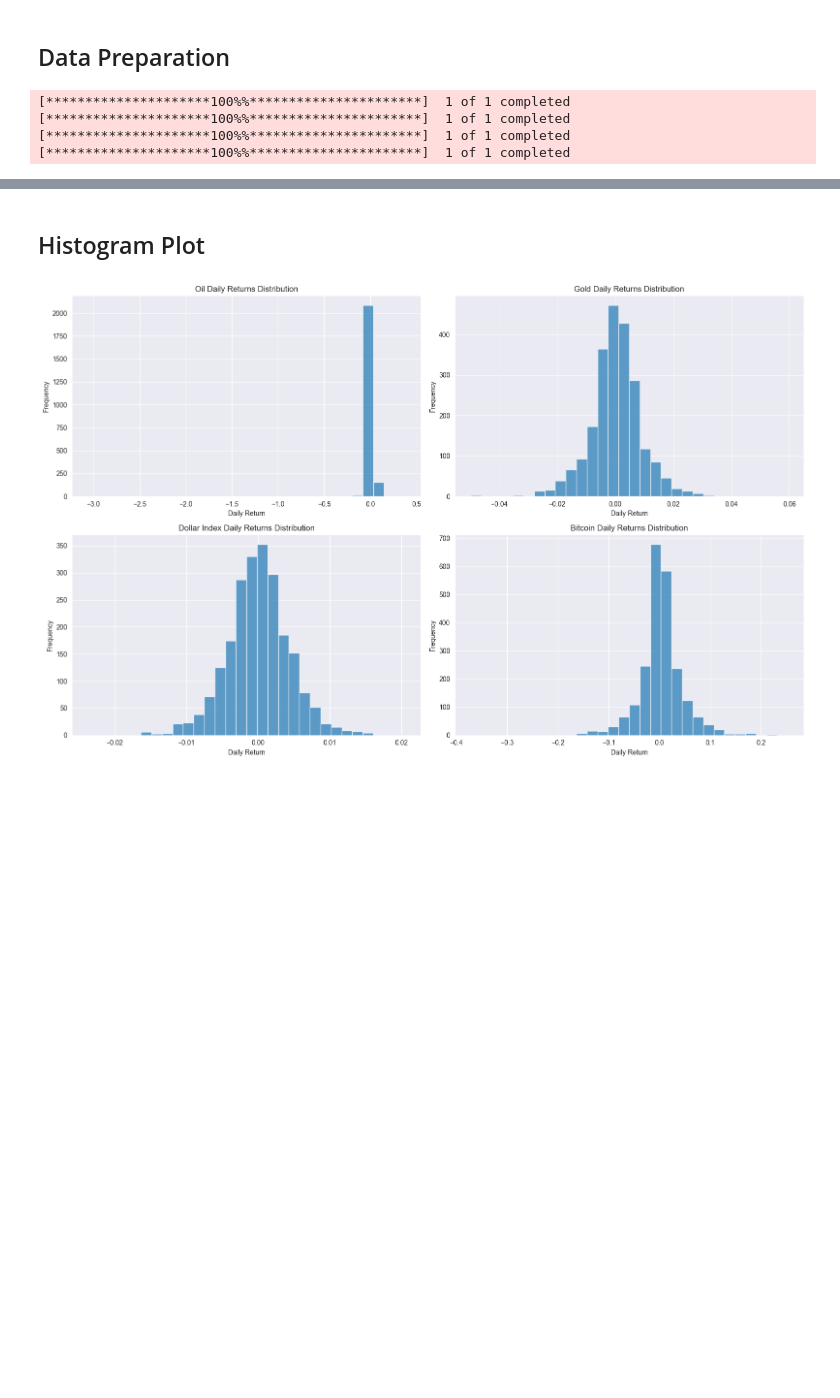
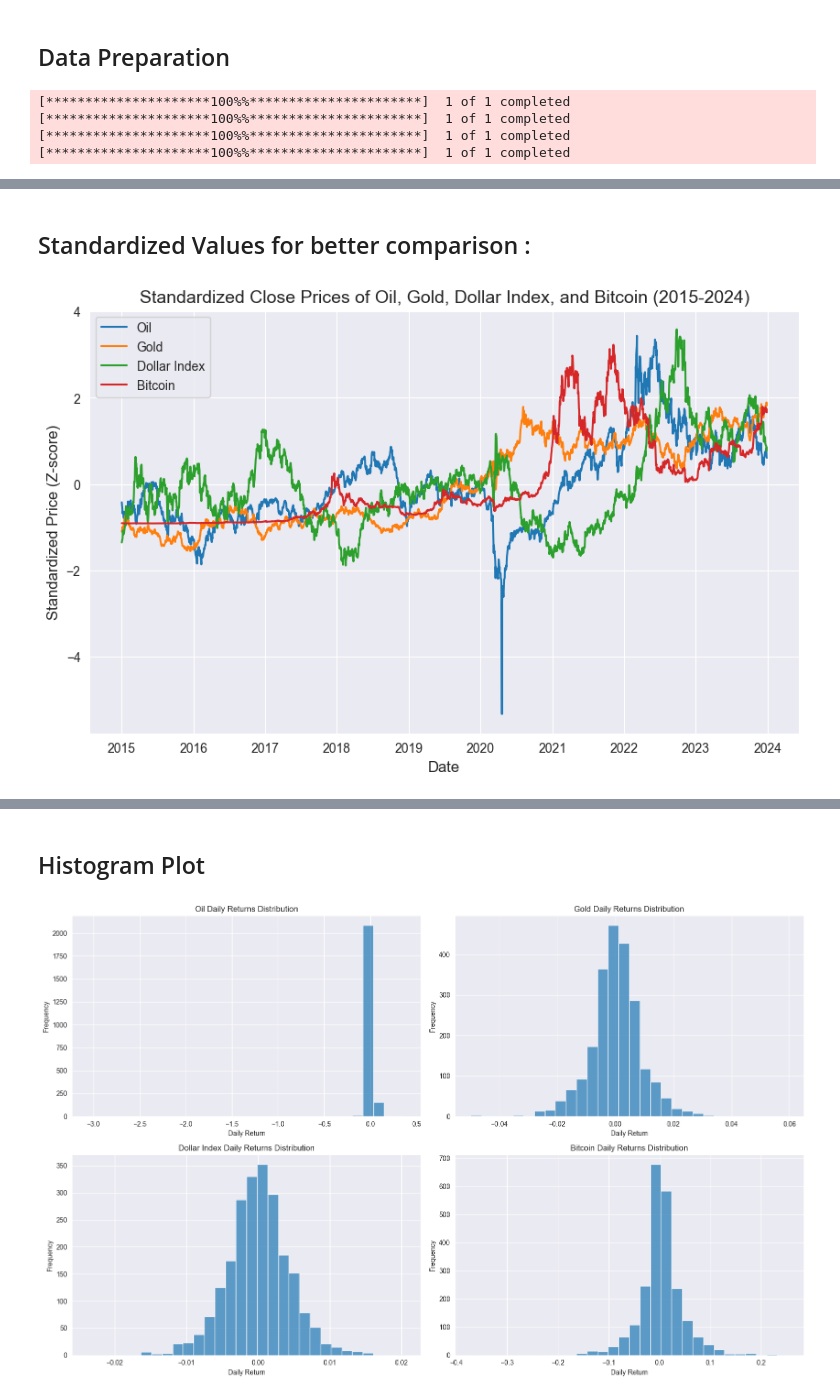
Before and after one commit to ali-bazrkar/investment_comparison_2nd_team, a Jupyter notebook: class_activity.ipynb, the cells around one changed output, grey strips where cells are left out. Drawn from its saved outputs; the diff is of its cells as text; code cells hidden in the pictures; blank space fills up the shorter version.

```diff
--- a/class_activity.ipynb
+++ b/class_activity.ipynb
@@ -56,0 +75,22 @@ returns = data.pct_change().dropna()
+# %% [markdown]
+## Standardized Values for better comparison :
+# %%
+# standardize the data -> mean 0, std 1
+standardized_data = (merged_data - merged_data.mean()) / merged_data.std()
+
+# standardized data plot
+plt.figure(figsize=(10, 6))
+for asset in tickers.keys():
+    plt.plot(standardized_data[f'{asset} Price'], label=asset)
+
+# Add labels and title
+plt.title('Standardized Close Prices of Oil, Gold, Dollar Index, and Bitcoin (2015-2024)', fontsize=14)
+plt.xlabel('Date', fontsize=12)
+plt.ylabel('Standardized Price (Z-score)', fontsize=12)
+plt.legend()
+plt.grid(True)
+
+# Display the plot
+plt.show()
+# %% [output]
+[figure, added]
```
Also changed, not shown: parts of 17 cells of this notebook.
